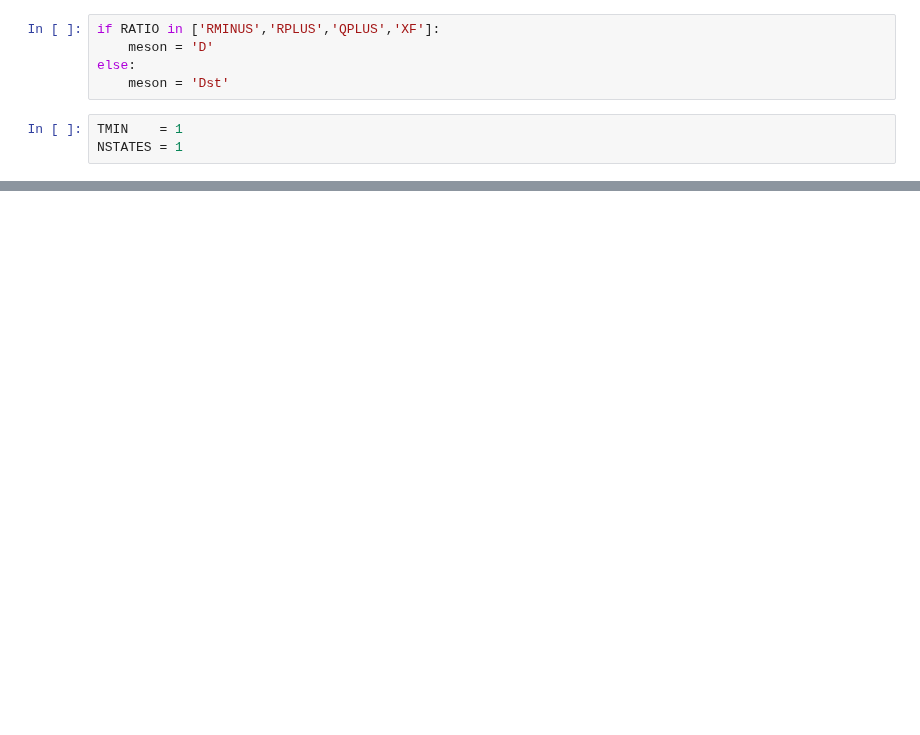
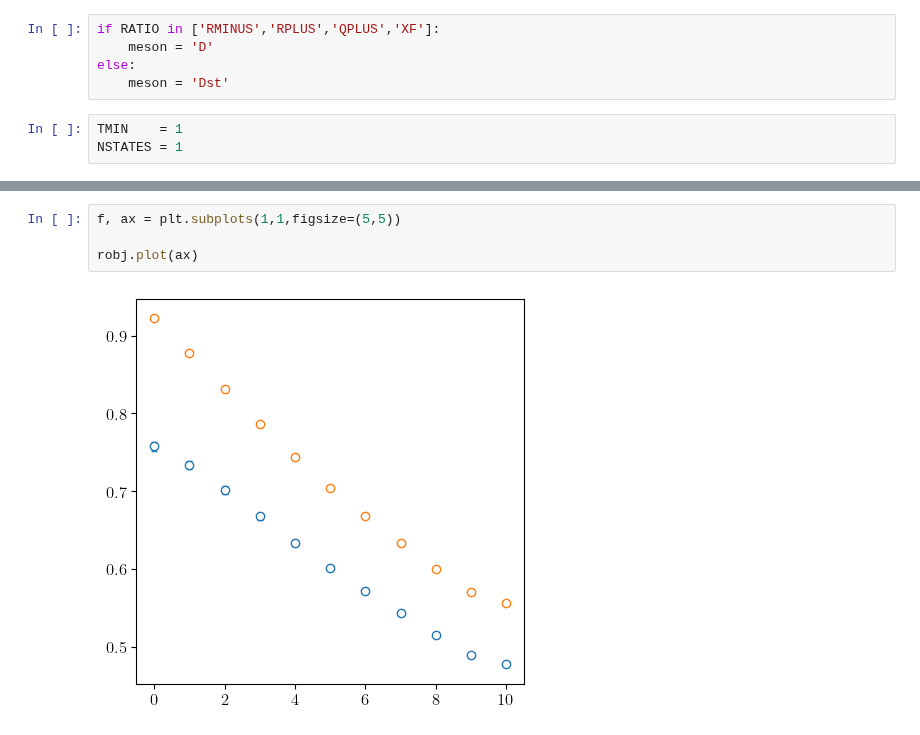
Before and after one commit to pietro-butti/B2heavy, a Jupyter notebook: notebooks/ratio_multiple_mom.ipynb, the cells around one changed output, grey strips where cells are left out. Cells and saved outputs as stored; diff of their text form; blank space fills up the shorter version.

```diff
--- a/notebooks/ratio_multiple_mom.ipynb
+++ b/notebooks/ratio_multiple_mom.ipynb
@@ -159,0 +209,6 @@ pd.DataFrame(fits).set_index(['ensemble','ratio','momentum'])
+# %%
+f, ax = plt.subplots(1,1,figsize=(5,5))
+
+robj.plot(ax)
+# %% [output]
+[figure, added]
```
Also changed, not shown: parts of 9 cells of this notebook, 3 other files.
